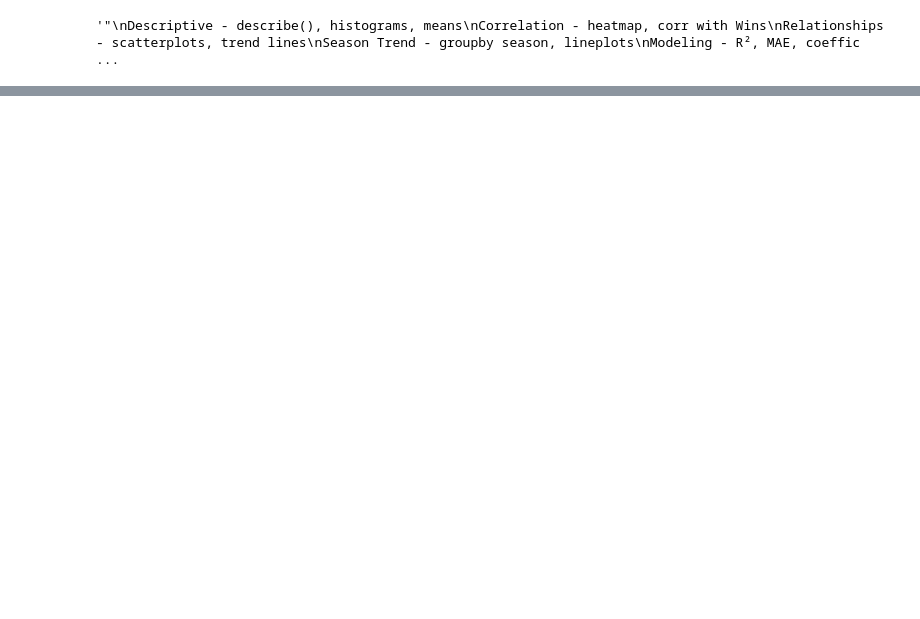
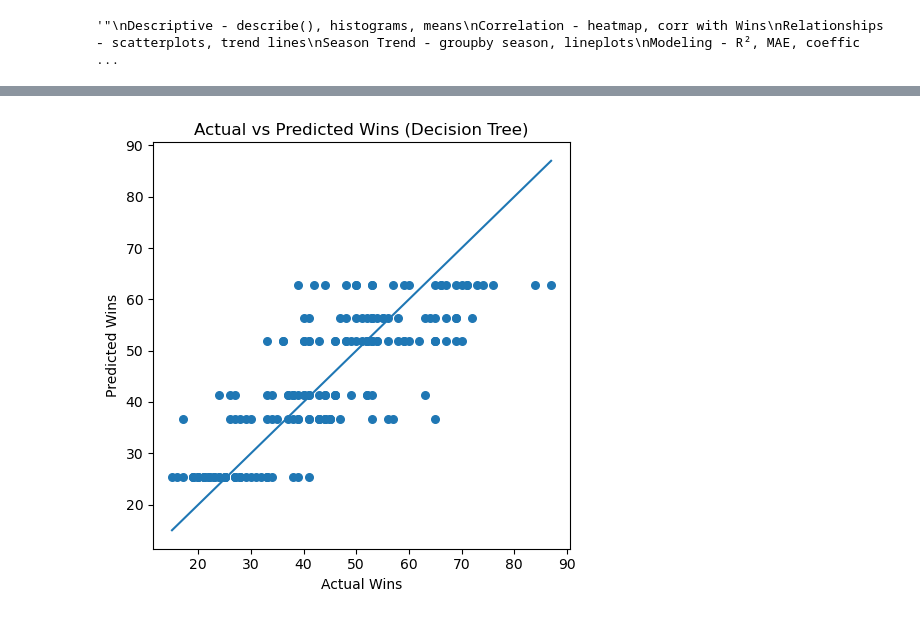
Before and after one commit to rheanibert04/Group1-STA4724, a Jupyter notebook: data_analysis.ipynb, the cells around one changed output, grey strips where cells are left out. Cells and saved outputs as stored; diff of their text form; code cells hidden in the pictures; blank space fills up the shorter version.

```diff
--- a/data_analysis.ipynb
+++ b/data_analysis.ipynb
@@ -743,0 +827,12 @@ Decision Tree to capture nonlinearity
+# %%
+y_all_pred = grid_search.predict(X)
+plt.figure(figsize=(5,5))
+plt.scatter(y, y_all_pred, s=30)
+plt.plot([y.min(), y.max()], [y.min(), y.max()])
+plt.xlabel("Actual Wins")
+plt.ylabel("Predicted Wins")
+plt.title("Actual vs Predicted Wins (Decision Tree)")
+plt.tight_layout()
+plt.show()
+# %% [output]
+[figure, added]
```
Also changed, not shown: parts of 4 cells of this notebook.
